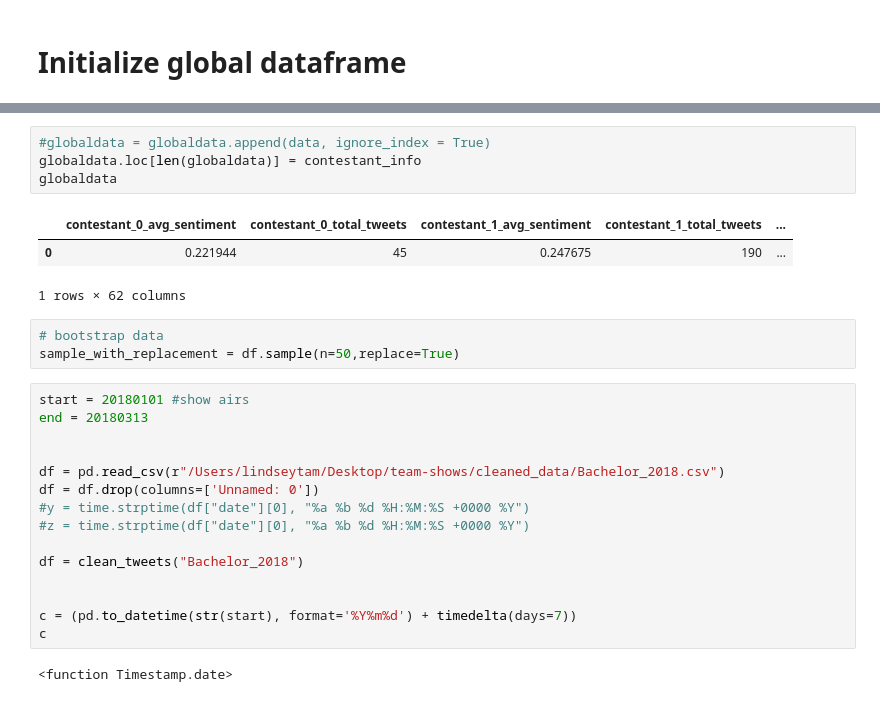
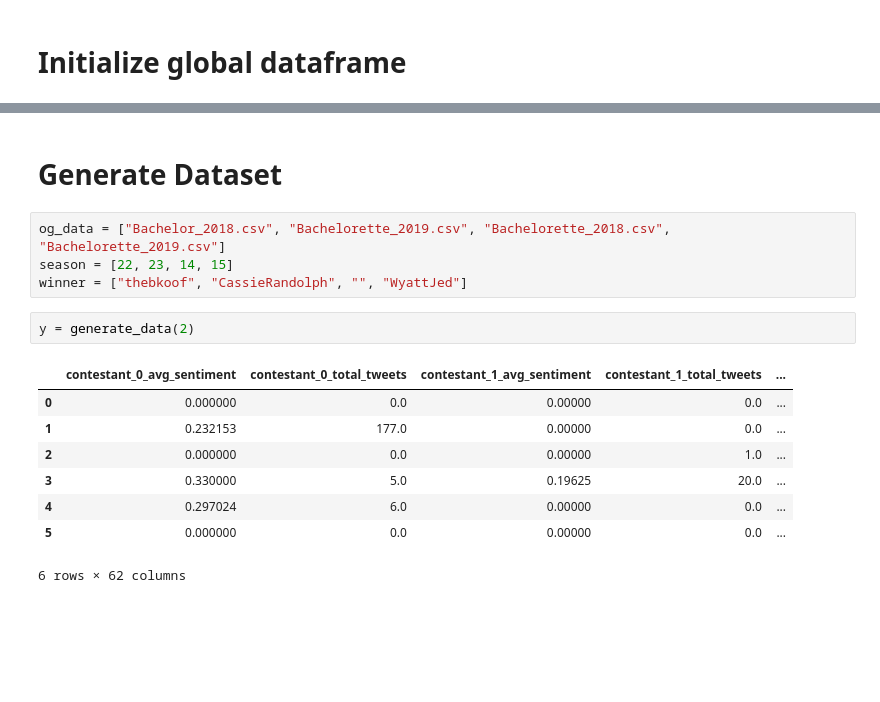
Before and after one commit to sarahbashir/realityTV_project, a Jupyter notebook: CS_proj.ipynb, the cells around one changed output, grey strips where cells are left out. Cells and saved outputs as stored; diff of their text form; blank space fills up the shorter version.

```diff
--- a/CS_proj.ipynb
+++ b/CS_proj.ipynb
@@ -175,28 +192,17 @@ tiarachel91
-# %%
-#globaldata = globaldata.append(data, ignore_index = True)
-globaldata.loc[len(globaldata)] = contestant_info
-globaldata
-# %% [output]
-|  | contestant_0_avg_sentiment | contestant_0_total_tweets | contestant_1_avg_sentiment | contestant_1_total_tweets | ... |
-| 0 | 0.221944 | 45 | 0.247675 | 190 | ... |
-1 rows × 62 columns
-# %%
-# bootstrap data
-sample_with_replacement = df.sample(n=50,replace=True)
-# %%
-start = 20180101 #show airs
-end = 20180313
-
-
-df = pd.read_csv(r"/Users/lindseytam/Desktop/team-shows/cleaned_data/Bachelor_2018.csv")
-df = df.drop(columns=['Unnamed: 0'])
-#y = time.strptime(df["date"][0], "%a %b %d %H:%M:%S +0000 %Y")
-#z = time.strptime(df["date"][0], "%a %b %d %H:%M:%S +0000 %Y")
-
-df = clean_tweets("Bachelor_2018")
-
-
-c = (pd.to_datetime(str(start), format='%Y%m%d') + timedelta(days=7))
-c
-# %% [output]
-<function Timestamp.date>
+# %% [markdown]
+# Generate Dataset
+# %%
+og_data = ["Bachelor_2018.csv", "Bachelorette_2019.csv", "Bachelorette_2018.csv", "Bachelorette_2019.csv"]
+season = [22, 23, 14, 15]
+winner = ["thebkoof", "CassieRandolph", "", "WyattJed"]
+# %%
+y = generate_data(2)
+# %% [output]
+|  | contestant_0_avg_sentiment | contestant_0_total_tweets | contestant_1_avg_sentiment | contestant_1_total_tweets | ... |
+| 0 | 0.000000 | 0.0 | 0.00000 | 0.0 | ... |
+| 1 | 0.232153 | 177.0 | 0.00000 | 0.0 | ... |
+| 2 | 0.000000 | 0.0 | 0.00000 | 1.0 | ... |
+| 3 | 0.330000 | 5.0 | 0.19625 | 20.0 | ... |
+| 4 | 0.297024 | 6.0 | 0.00000 | 0.0 | ... |
+| 5 | 0.000000 | 0.0 | 0.00000 | 0.0 | ... |
+6 rows × 62 columns
```
Also changed, not shown: parts of 17 cells of this notebook, 8 other files.
